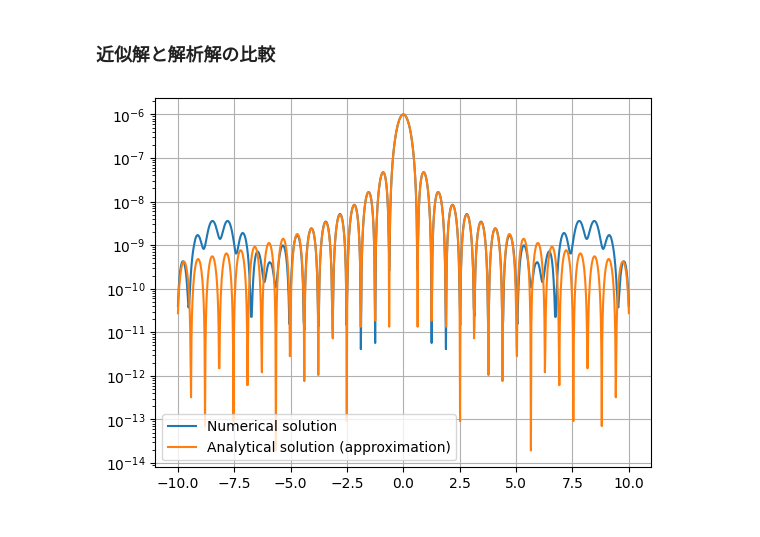
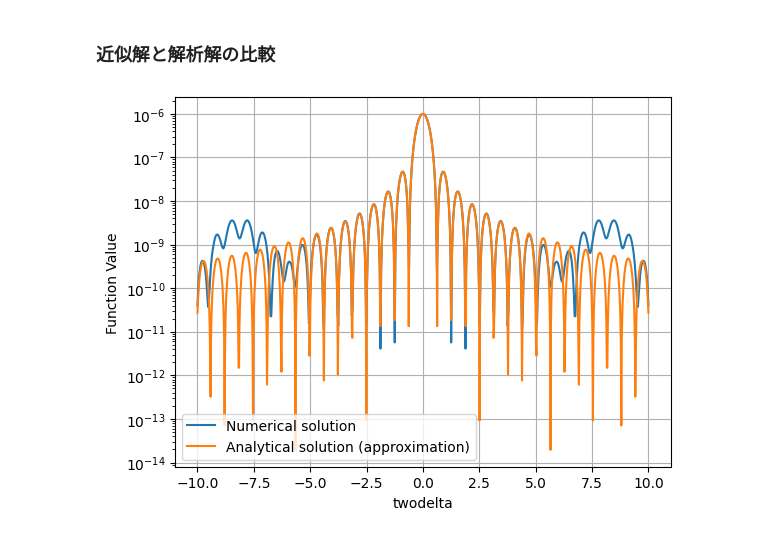
Before and after one commit to Xo1otl/mictlan, a Jupyter notebook: research/syuron/python/examples/shg.ipynb, the cells around one changed output. Drawn from its saved outputs; the diff is of its cells as text; code cells hidden in the pictures.

```diff
--- a/research/syuron/python/examples/shg.ipynb
+++ b/research/syuron/python/examples/shg.ipynb
@@ -87,7 +87,7 @@ plt.show()
 # %% [markdown]
 * $\Delta$を変化させたグラフ
 # %%
-def twodelta_vs_eff():
+def twodelta_vs_eff_numerical():
     # kappa 関数の定義
     def kappa(z: float) -> complex:
         return 0.0001  # 小さい値を設定
@@ -117,7 +117,7 @@ def twodelta_vs_eff():
 
 
 # 効率を計算
-twodelta_vals, eff_vals = twodelta_vs_eff()
+twodelta_vals, eff_vals = twodelta_vs_eff_numerical()
 
 # グラフの描画
 plt.figure(figsize=(10, 6))
@@ -177,7 +177,7 @@ plt.show()
 # %% [markdown]
 * $\Delta$を変化させたグラフ
 # %%
-def twodelta_vs_eff_approx():
+def twodelta_vs_eff_analytical():
     kappa = 0.0001  # 小さい値を設定
     L = 10  # Lを固定
     A0 = 1.0
@@ -196,9 +196,10 @@ def twodelta_vs_eff_approx():
     return twodelta, y_values
 
 
-twodelta_vals_approx, y_vals_approx = twodelta_vs_eff_approx()
+twodelta_vals_approx, y_vals_approx = twodelta_vs_eff_analytical()
 
-plt.plot(twodelta_vals_approx, y_vals_approx, label='Analytical solution (approximation)')
+plt.plot(twodelta_vals_approx, y_vals_approx,
+         label='Analytical solution (approximation)')
 plt.xlabel('twodelta')
 plt.ylabel('Function Value')
 plt.title(
@@ -211,12 +212,14 @@ plt.show()
 # %% [markdown]
 ### 近似解と解析解の比較
 # %%
-plt.plot(*twodelta_vs_eff(), label="Numerical solution")
-plt.plot(*twodelta_vs_eff_approx(),
+plt.plot(*twodelta_vs_eff_numerical(), label="Numerical solution")
+plt.plot(*twodelta_vs_eff_analytical(),
          label="Analytical solution (approximation)")
+plt.xlabel('twodelta')
+plt.ylabel('Function Value')
 plt.grid(True)
 plt.yscale("log")
 plt.legend()
 plt.show()
 # %% [output]
-[figure, old version]
+[figure, new version]
```
Also changed, not shown: parts of 5 cells of this notebook.
